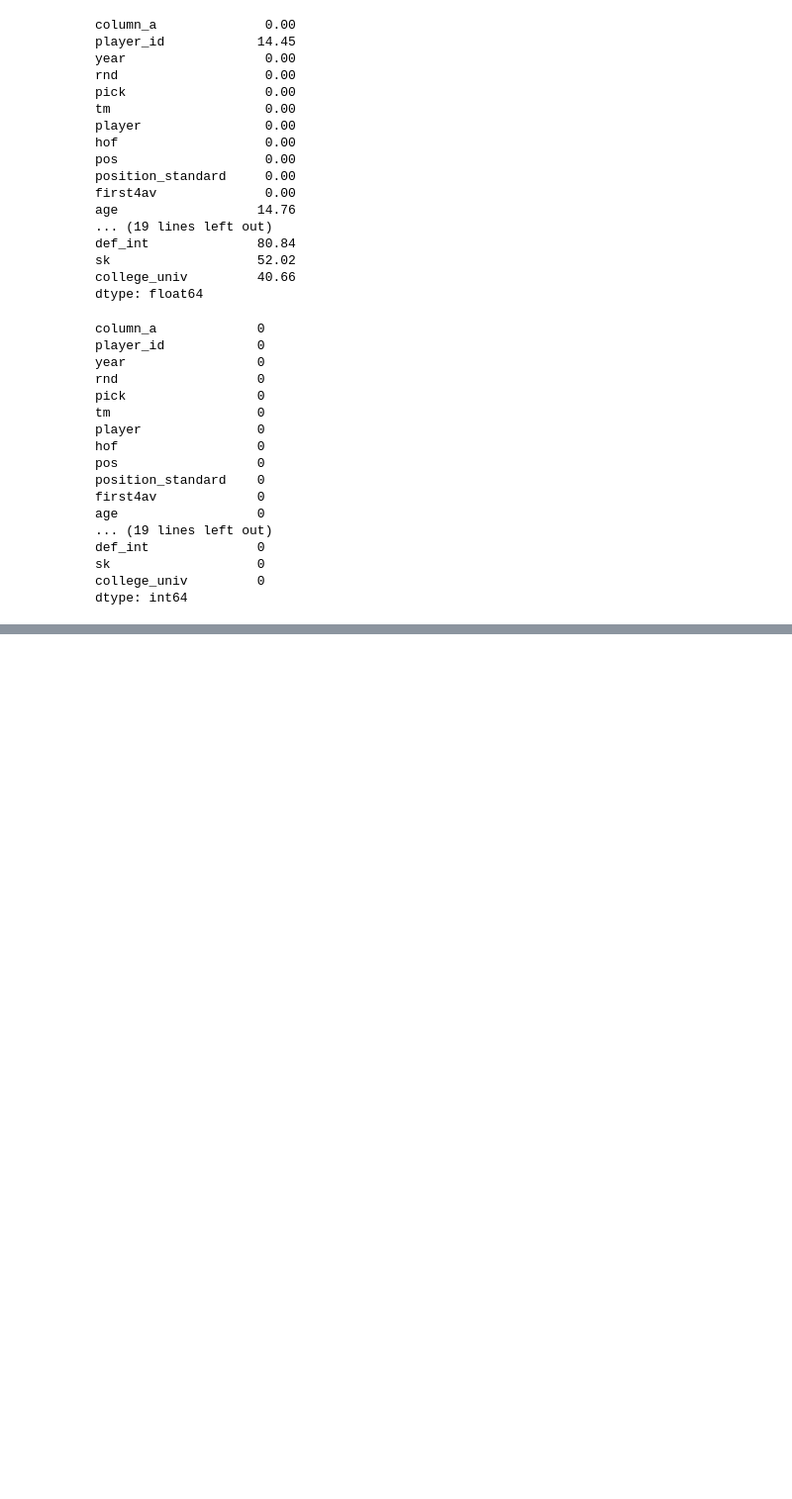
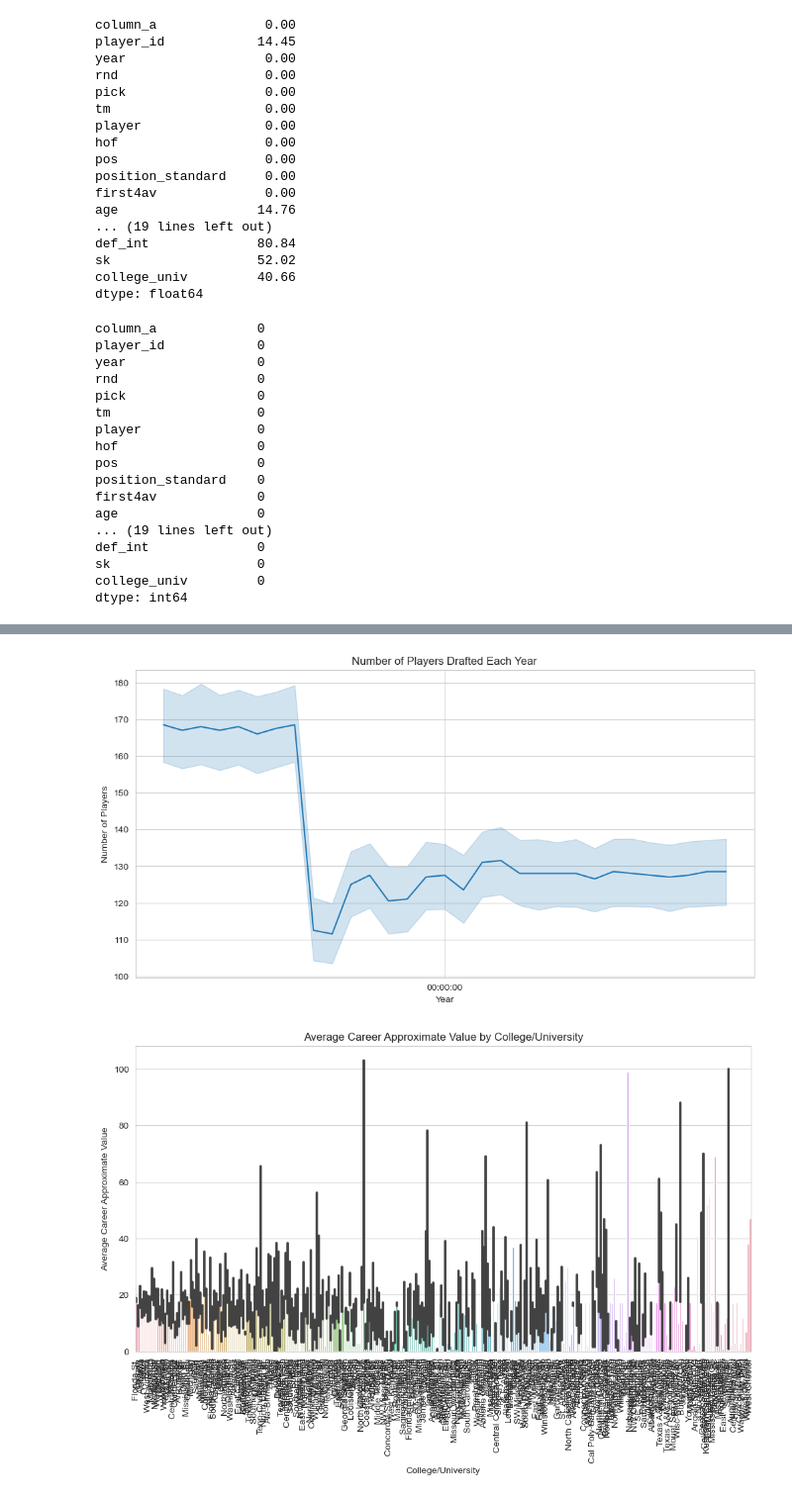
Before and after one commit to amalsalilan/NFL-Draft-1985-2015, a Jupyter notebook: EDA.ipynb, the cells around one changed output, grey strips where cells are left out. Shown at 99% size. Saved outputs shown, nothing was run; the diff lists cells and outputs as text; code cells hidden in the pictures; blank space fills up the shorter version.

```diff
--- a/EDA.ipynb
+++ b/EDA.ipynb
@@ -79,0 +159,35 @@ dtype: int64
+# %%
+import pandas as pd
+import matplotlib.pyplot as plt
+import seaborn as sns
+
+# Convert 'Year' column to datetime format
+df['Year'] = pd.to_datetime(df['Year'])
+
+# Create a line plot of the number of players drafted each year
+sns.set_style('whitegrid')
+plt.figure(figsize=(12, 6))
+sns.lineplot(data=df, x='Year', y='pick')
+plt.title('Number of Players Drafted Each Year')
+plt.xlabel('Year')
+plt.ylabel('Number of Players')
+plt.show()
+
+# Create a bar plot of the average career approximate value (carav) by college/university
+plt.figure(figsize=(12, 6))
+sns.barplot(data=df, x='college_univ', y='carav')
+plt.title('Average Career Approximate Value by College/University')
+plt.xlabel('College/University')
+plt.xticks(rotation=90)
+plt.ylabel('Average Career Approximate Value')
+plt.show()
+
+# Create a heat map of the correlation matrix
+corr = df.corr()
+plt.figure(figsize=(12, 10))
+sns.heatmap(corr, annot=True, cmap='coolwarm')
+plt.title('Correlation Matrix')
+plt.show()
+# %% [output]
+[figure, added]
+[figure, added]
```
Also changed, not shown: parts of 14 cells of this notebook.
